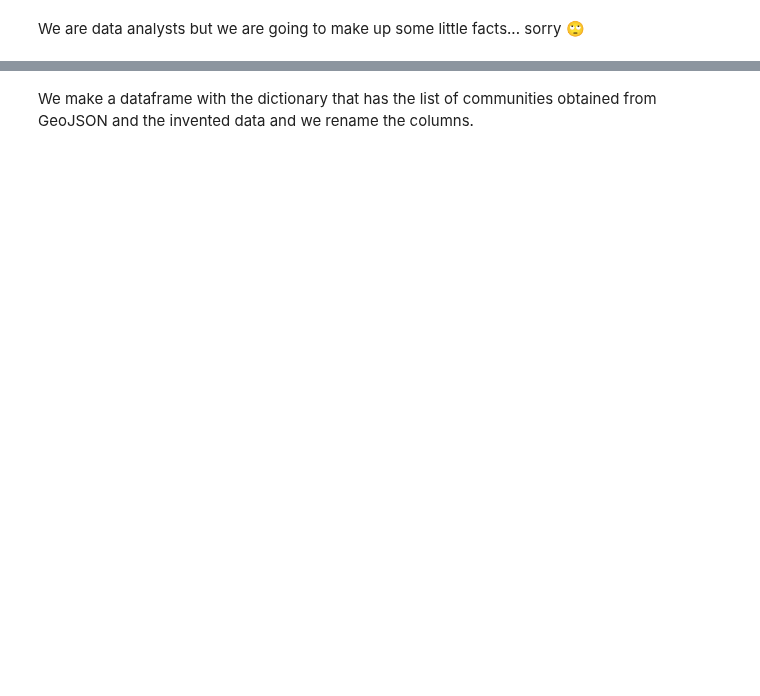
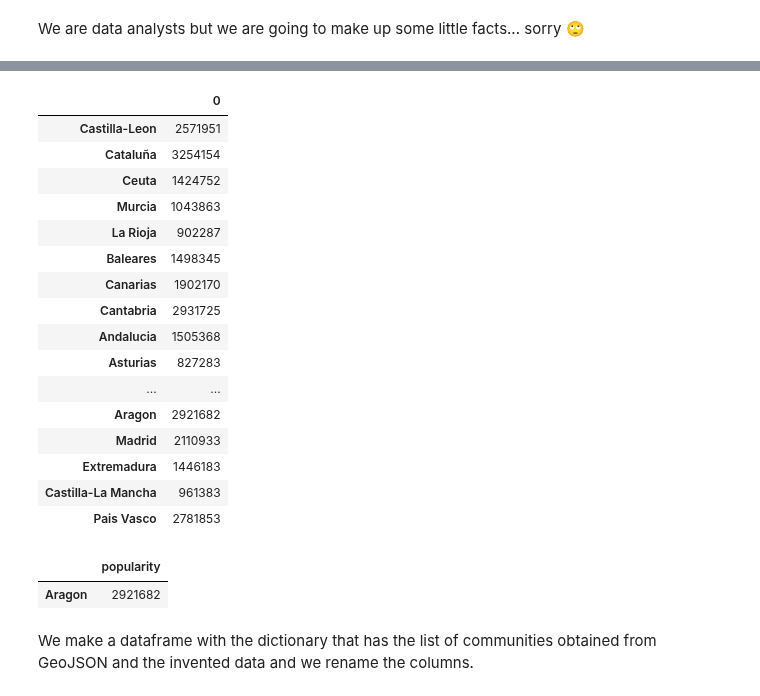
Before and after one commit to Ironhack-data-bcn-oct-2023/lectures, a Jupyter notebook: week-4/04.I - GeoViz-choropletic.ipynb, the cells around one changed output, grey strips where cells are left out. Cells and saved outputs as stored; diff of their text form; code cells hidden in the pictures; blank space fills up the shorter version.

```diff
--- a/week-4/04.I - GeoViz-choropletic.ipynb
+++ b/week-4/04.I - GeoViz-choropletic.ipynb
@@ -96,0 +121,3 @@ import json
+# %%
+with open (geo_json) as geo_file:
+    geo_spain = json.load(geo_file)
@@ -96,0 +133,3 @@ import json
+# %%
+comunidades = [i["properties"]["name"] for i in geo_spain["features"]]
+comunidades
@@ -100,0 +162,2 @@ import random
+# %%
+fake_data = {i:random.randint(1000, 3456789) for i in comunidades}
@@ -100,0 +210,21 @@ import random
+# %%
+df = pd.DataFrame([fake_data]).T # .transposte
+df
+# %% [output]
+|  | 0 |
+| Castilla-Leon | 2571951 |
+| Cataluña | 3254154 |
+| Ceuta | 1424752 |
+| Murcia | 1043863 |
+| La Rioja | 902287 |
+| Baleares | 1498345 |
+| Canarias | 1902170 |
+| Cantabria | 2931725 |
+| Andalucia | 1505368 |
+| Asturias | 827283 |
+| ... | ... |
+| Aragon | 2921682 |
+| Madrid | 2110933 |
+| Extremadura | 1446183 |
+| Castilla-La Mancha | 961383 |
+| Pais Vasco | 2781853 |
@@ -101,2 +236,7 @@ import random
+# %%
+df.sample()
+# %% [output]
+|  | popularity |
+| Aragon | 2921682 |
 # %% [markdown]
 We make a dataframe with the dictionary that has the list of communities obtained from GeoJSON and the invented data and we rename the columns.
```
Also changed, not shown: parts of 26 cells of this notebook.
